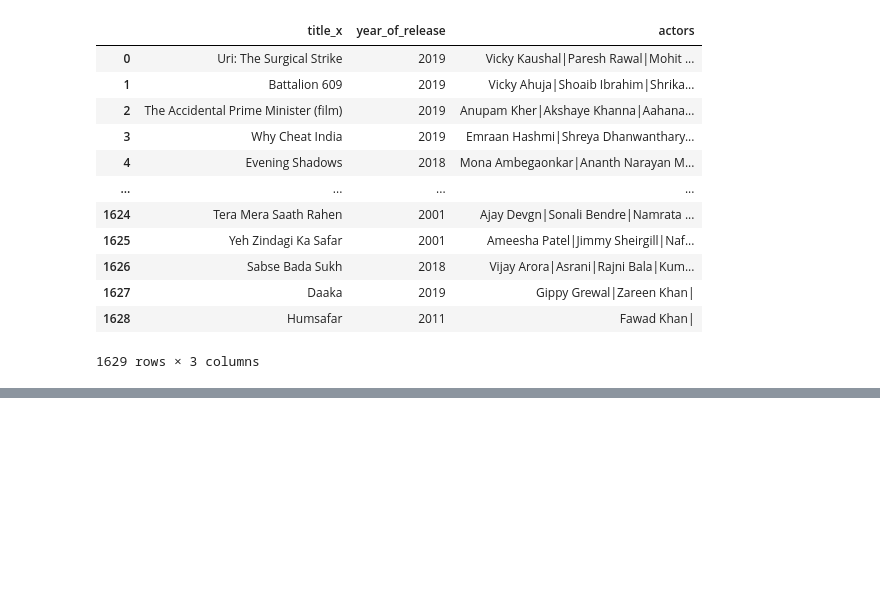
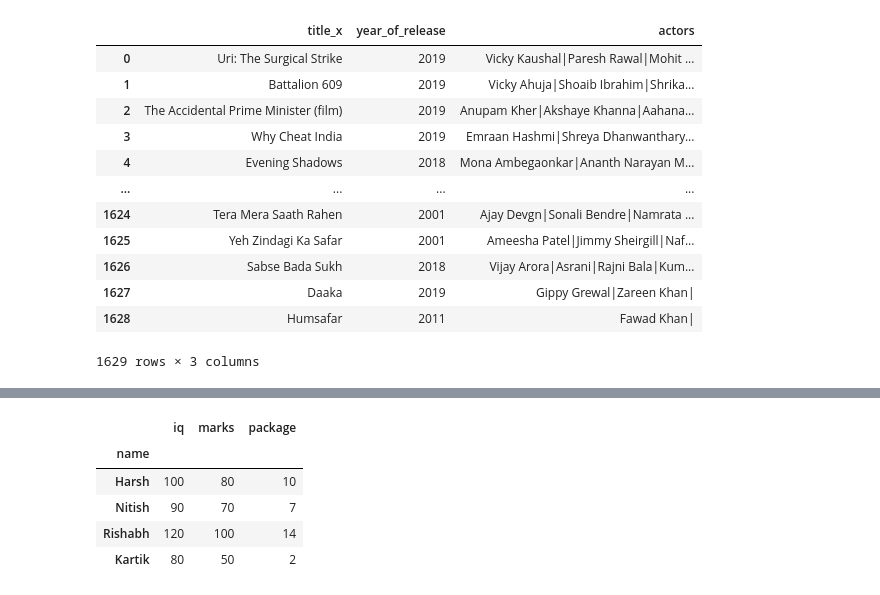
Before and after one commit to HarshChaturvedi19/Learn-Data-Science-With-Projects, a Jupyter notebook: PANDAS/panda-Dataframe/dataFrame.ipynb, the cells around one changed output, grey strips where cells are left out. Saved outputs shown, nothing was run; the diff lists cells and outputs as text; code cells hidden in the pictures; blank space fills up the shorter version.

```diff
--- a/PANDAS/panda-Dataframe/dataFrame.ipynb
+++ b/PANDAS/panda-Dataframe/dataFrame.ipynb
@@ -378,0 +384,18 @@ movies[['title_x','year_of_release','actors']]
+# %%
+student_dict = {
+    'name':['Harsh','Nitish','Rishabh','Kartik'],
+    'iq':[100,90,120,80],
+    'marks':[80,70,100,50],
+    'package':[10,7,14,2]
+}
+
+students = pd.DataFrame(student_dict)
+students.set_index('name',inplace=True)
+students
+# %% [output]
+|  | iq | marks | package |
+| name |  |  |  |
+| Harsh | 100 | 80 | 10 |
+| Nitish | 90 | 70 | 7 |
+| Rishabh | 120 | 100 | 14 |
+| Kartik | 80 | 50 | 2 |
```
Also changed, not shown: parts of 9 cells of this notebook.
